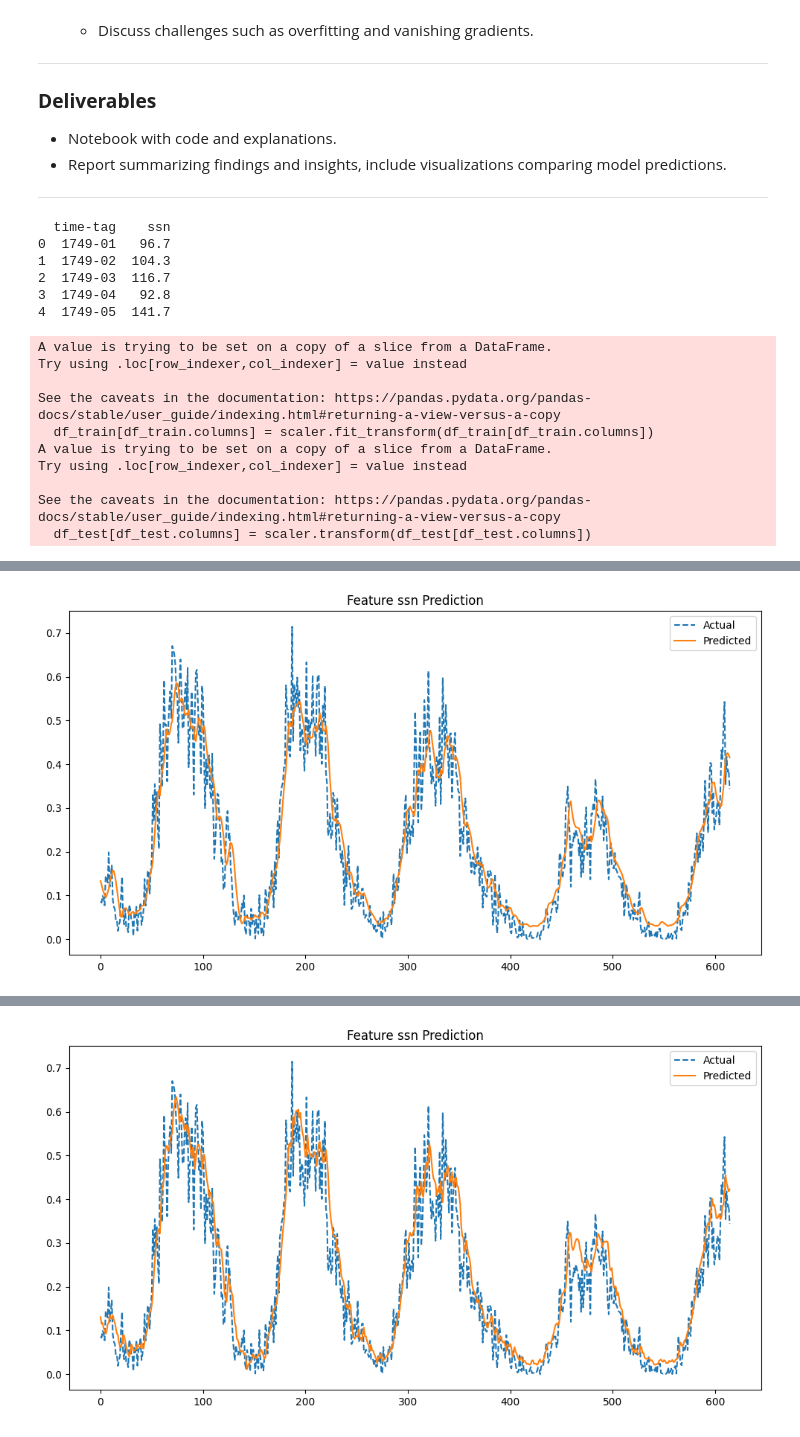
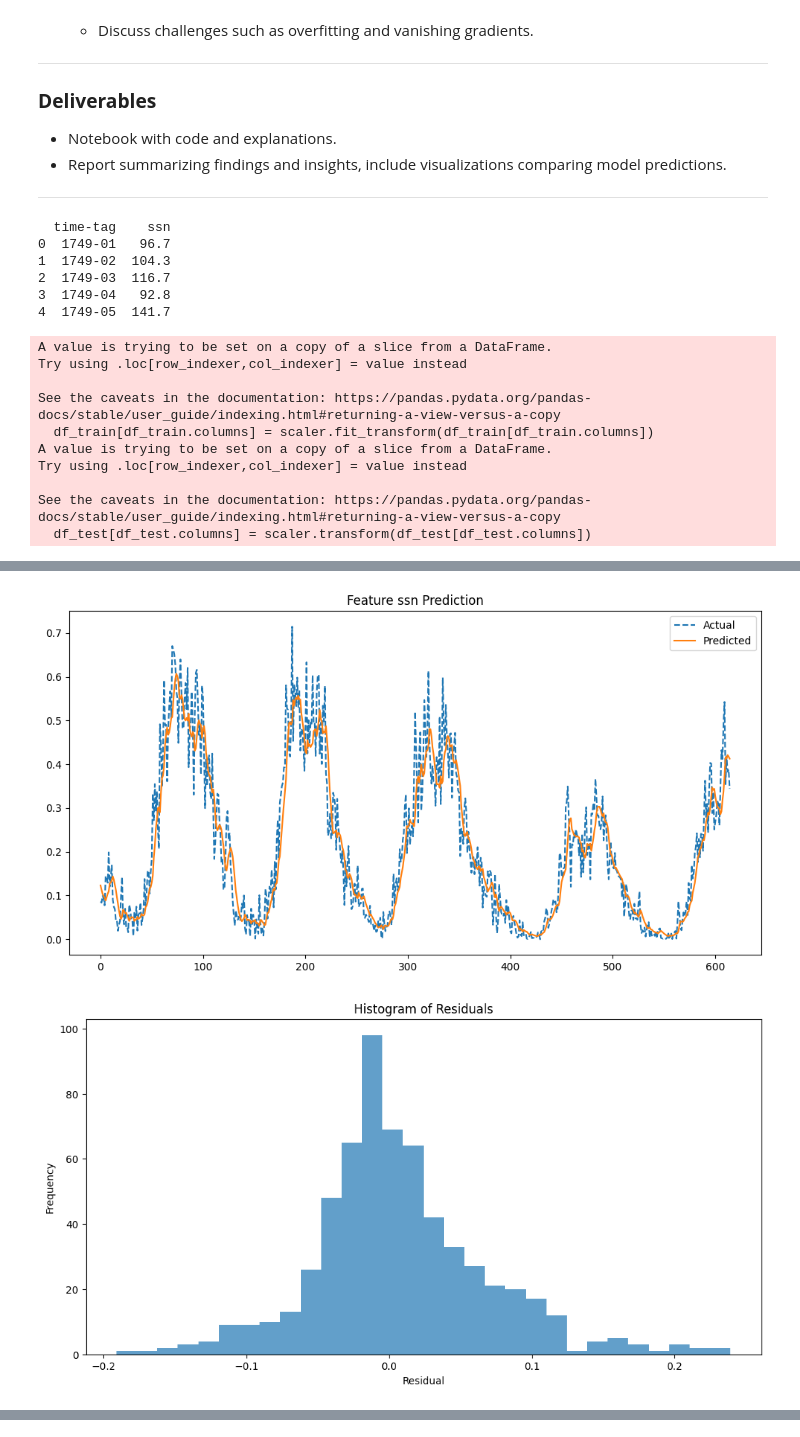
Before and after one commit to MigCoreUnm/RNNS, a Jupyter notebook: AdvML_Lab1.ipynb, the cells around one changed output, grey strips where cells are left out. Drawn from its saved outputs; the diff is of its cells as text; code cells hidden in the pictures.

```diff
--- a/AdvML_Lab1.ipynb
+++ b/AdvML_Lab1.ipynb
@@ -84,9 +84,10 @@ from model import Mamba, ModelArgs
 
 
 
+#Best hyperparameters: [{'hidden_dim': np.int64(2), 'lr': np.float64(0.011979105252759222), 'n_layers': np.float64(1.0)}, {'hidden_dim': np.int64(2), 'lr': np.float64(0.0035981808561035135), 'n_layers': np.float64(1.0)}, {'hidden_dim': np.int64(0), 'lr': np.float64(0.025867709076052604), 'n_layers': np.float64(1.0)}]
 
 class LSTMModel(nn.Module):
-    def __init__(self, input_dim, hidden_dim, output_dim, num_layers=2):
+    def __init__(self, input_dim, hidden_dim, output_dim, num_layers=1):
         super(LSTMModel, self).__init__()
         self.lstm = nn.LSTM(input_dim, hidden_dim, num_layers, batch_first=True, dropout=0.2)
         self.fc = nn.Linear(hidden_dim, output_dim)
@@ -96,7 +97,7 @@ class LSTMModel(nn.Module):
         return self.fc(lstm_out[:, -1, :])
 
 class simpleRNN(nn.Module):
-    def __init__(self, input_dim, hidden_dim, output_dim, num_layers=2):
+    def __init__(self, input_dim, hidden_dim, output_dim, num_layers=1):
         super(simpleRNN, self).__init__()
         self.hid_s = hidden_dim
         self.num_lay = num_layers
@@ -120,11 +121,11 @@ class simpleRNN(nn.Module):
         return torch.zeros(self.num_lay, batch_size, self.hid_s)
 
 class gRNN(nn.Module):
-    def __init__(self, input_dim, hidden_dim, output_dim, num_layers=2):
+    def __init__(self, input_dim, hidden_dim, output_dim, num_layers=1):
         super(gRNN, self).__init__()
         self.hid_s = hidden_dim
         self.num_lay = num_layers
-        self.grNN = nn.GRU(input_size=input_dim,hidden_size=hidden_dim,num_layers=2,batch_first=True,dropout=.2)
+        self.grNN = nn.GRU(input_size=input_dim,hidden_size=hidden_dim,num_layers=num_layers,batch_first=True,dropout=.2)
         self.fc = nn.Linear(hidden_dim,output_dim)
         self.init_weights()
 
@@ -140,11 +141,6 @@ class gRNN(nn.Module):
 
     def init_hidden(self, batch_size):
         return torch.zeros(self.num_lay, batch_size, self.hid_s)
-
-
-
-
-
 
 #Sequence Data Preparation
 def create_sequences(data, seq_length):
@@ -187,6 +183,21 @@ def plot_results(y_true, y_pred, feature_idx=0):
     plt.legend()
     plt.title(f"Feature {df.columns[feature_idx]} Prediction")
     plt.show()
+    residuals = y_true - y_pred
+    plt.figure(figsize=(12,6))
+    plt.hist(residuals, bins=30, alpha=0.7)
+    plt.title("Histogram of Residuals")
+    plt.xlabel("Residual")
+    plt.ylabel("Frequency")
+    plt.show()
+
+    plt.figure(figsize=(12,6))
+    plt.plot(residuals, marker='o', linestyle='none', alpha=0.5)
+    plt.title("Residuals Scatter Plot")
+    plt.xlabel("Sample Index")
+    plt.ylabel("Residual")
+    plt.show()
+
 
 
 url = "https://services.swpc.noaa.gov/json/solar-cycle/sunspots.json"
@@ -245,12 +256,21 @@ args = ModelArgs(
 )
 
 model1 = LSTMModel(input_dim=df.shape[1], hidden_dim=64, output_dim=df.shape[1])
-model2 = simpleRNN(input_dim=df.shape[1], hidden_dim=64, output_dim=df.shape[1])
-model3 = gRNN(input_dim=df.shape[1], hidden_dim=64, output_dim=df.shape[1])
+model2 = simpleRNN(input_dim=df.shape[1], hidden_dim=128, output_dim=df.shape[1])
+model3 = gRNN(input_dim=df.shape[1], hidden_dim=32, output_dim=df.shape[1])
 model4 = Mamba(args)
+#Best hyperparameters: [{'hidden_dim': np.int64(2), 'lr': np.float64(0.011979105252759222), 'n_layers': np.float64(1.0)}, {'hidden_dim': np.int64(2), 'lr': np.float64(0.), 'n_layers': np.float64(1.0)}, {'hidden_dim': np.int64(0), 'lr': np.float64(0.025867709076052604), 'n_layers': np.float64(1.0)}]
 
 models = [model1,model2,model3,model4]
 for model in models:
+    lr = .01
+    if model == model1:
+        lr = .011979105252759222
+    if model == model2:
+        lr = .0035981808561035135
+    if model == model3:
+        lr = .025867709076052604
+
     optimizer = torch.optim.Adam(model.parameters(), lr=0.001)
     criterion = nn.MSELoss()
 
@@ -259,6 +279,9 @@ for model in models:
     y_pred, y_true = evaluate(model, test_loader)
 
     plot_results(y_true, y_pred, feature_idx=0)
+
+    mae = np.mean(np.abs(y_true - y_pred))
+    print("Mean Absolute Error:", mae)
 # %% [output]
   time-tag    ssn
 0  1749-01   96.7
@@ -289 +312,2 @@ Epoch 10/10, Loss: 0.004996
-[figure, old version]
+[figure, new version]
+[figure, new version]
@@ -300 +325,0 @@ Epoch 10/10, Loss: 0.004797
-[figure, old version]
```
Also changed, not shown: parts of 5 cells of this notebook.
